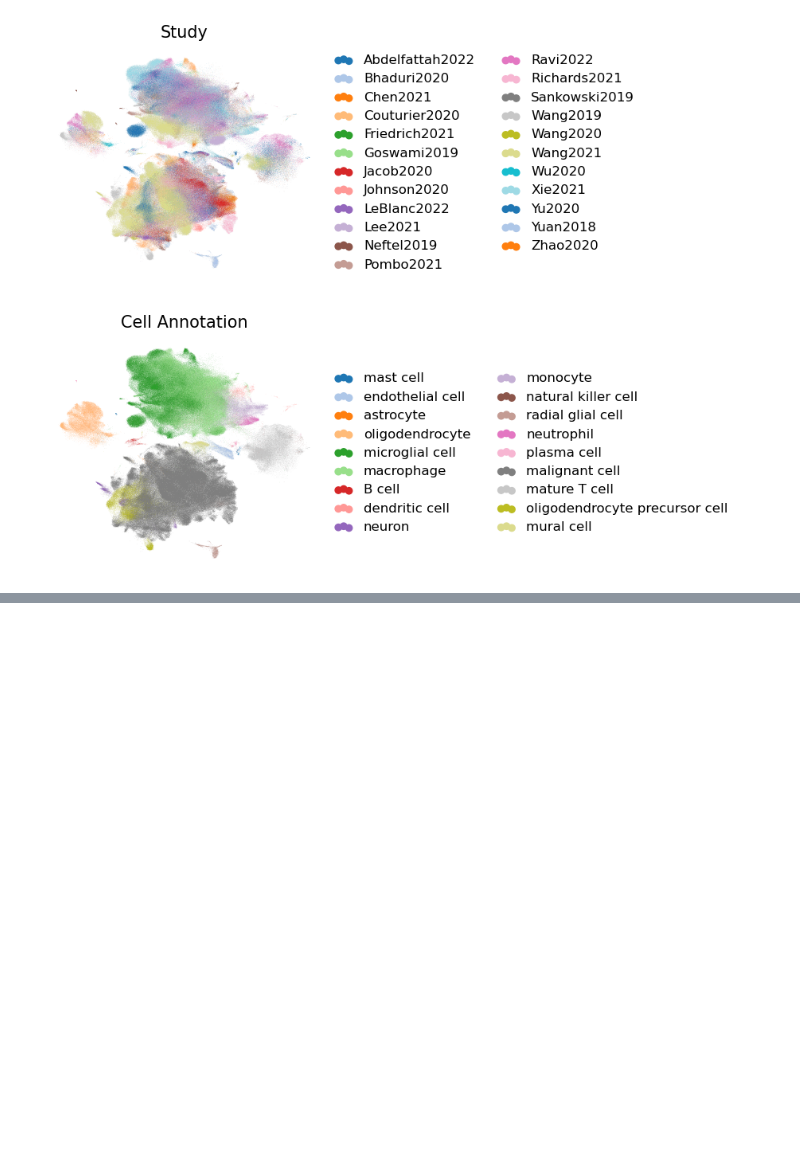
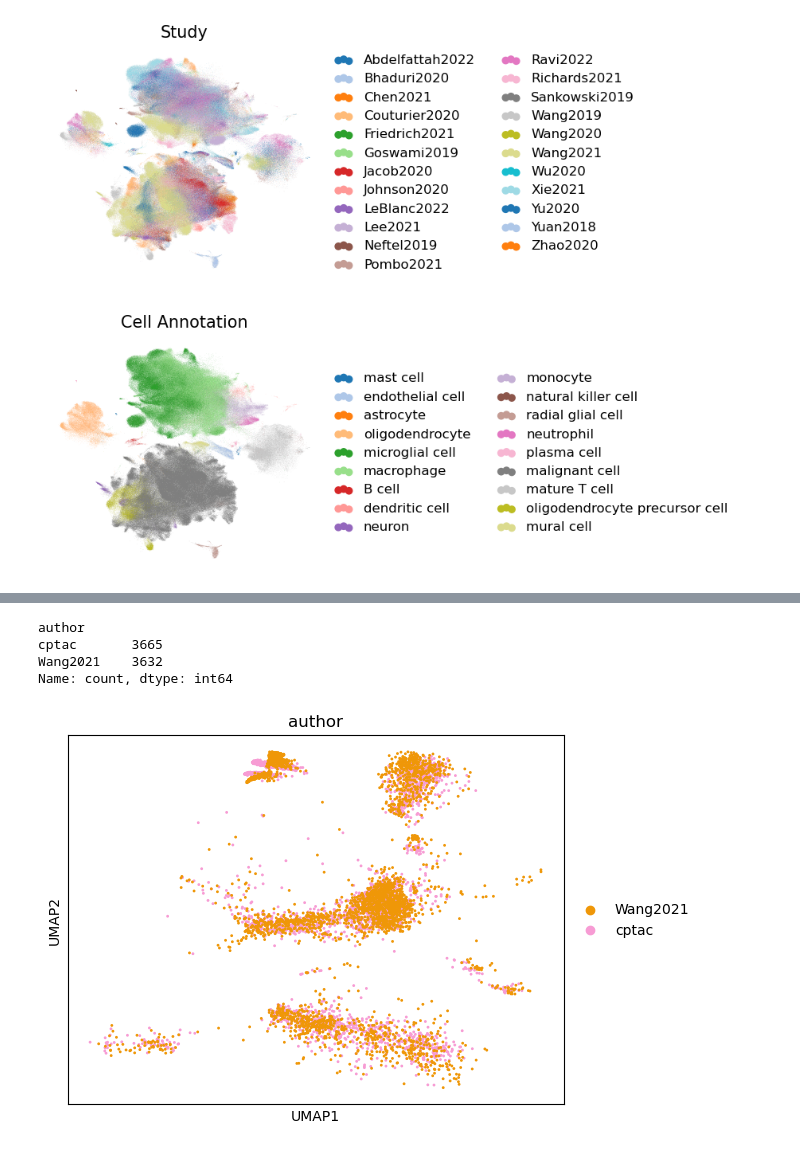
Before and after one commit to JiehoonKwak/crisprscreen, a Jupyter notebook: notebooks/integrate/scanvi.ipynb, the cells around one changed output, grey strips where cells are left out. Drawn from its saved outputs; the diff is of its cells as text; code cells hidden in the pictures; blank space fills up the shorter version.

```diff
--- a/notebooks/integrate/scanvi.ipynb
+++ b/notebooks/integrate/scanvi.ipynb
@@ -280,0 +338,11 @@ adata.write('output/map.h5ad')
+# %%
+adata[adata.obs.donor_id == "C3N-03186"].obs.author.value_counts()
+# %% [output]
+author
+cptac       3665
+Wang2021    3632
+Name: count, dtype: int64
+# %%
+sc.pl.umap(adata[adata.obs.donor_id == "C3N-03186"], color = 'author')
+# %% [output]
+[figure, added]
```
Also changed, not shown: parts of 12 cells of this notebook, 2 other files.
